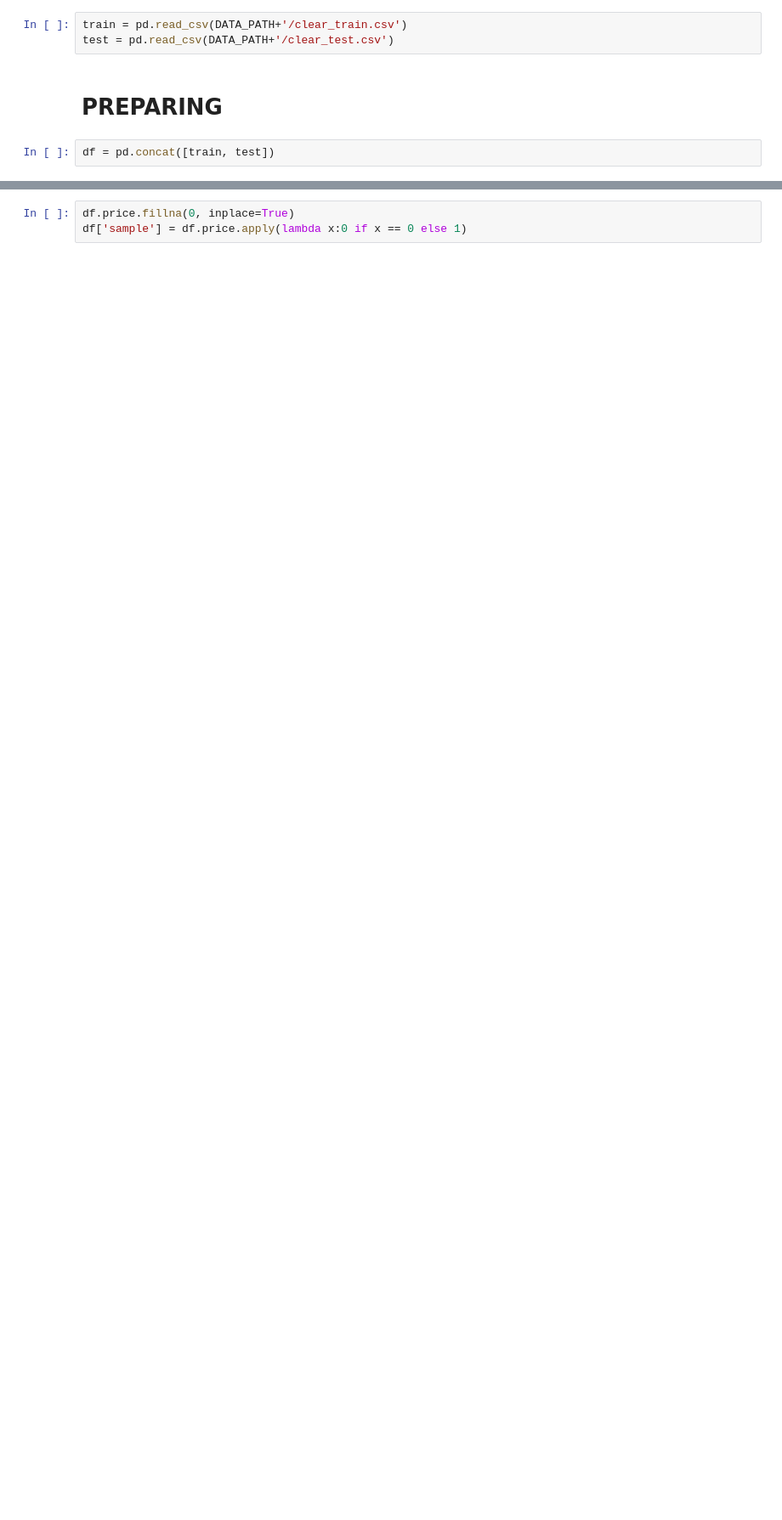
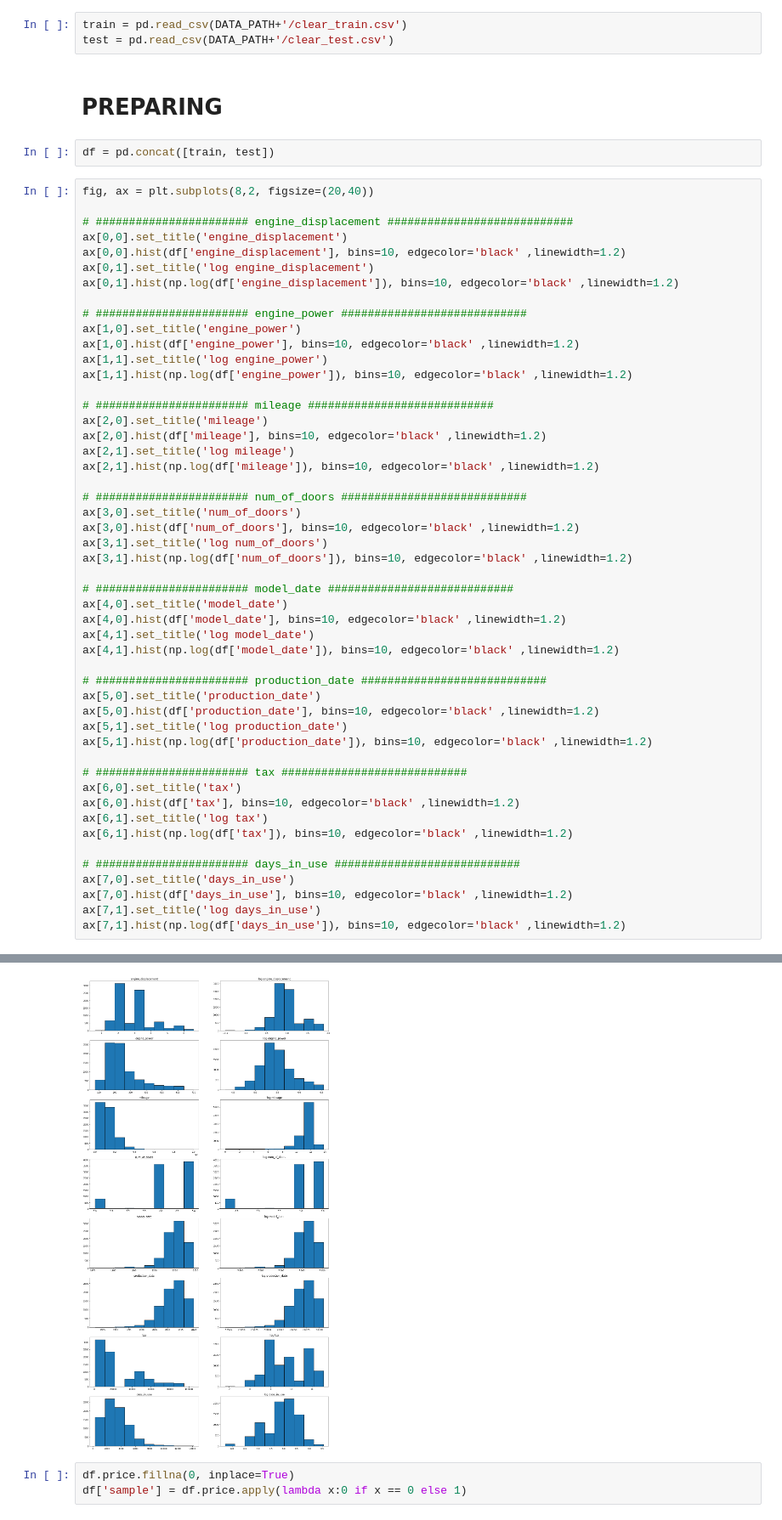
Before and after one commit to alxkzncoff/car_price_prediction_ml_dl, a Jupyter notebook: model/dense_model.ipynb, the cells around one changed output, grey strips where cells are left out. Shown: that part at 85% size. Saved outputs shown, nothing was run; the diff lists cells and outputs as text; blank space fills up the shorter version.

Commit message:
Update dense_model.ipynb
-  add logarithm for some features

```diff
--- a/model/dense_model.ipynb
+++ b/model/dense_model.ipynb
@@ -40,3 +42,54 @@ test = pd.read_csv(DATA_PATH+'/clear_test.csv')
 # PREPARING
 # %%
 df = pd.concat([train, test])
+# %%
+fig, ax = plt.subplots(8,2, figsize=(20,40))
+
+# ####################### engine_displacement ############################
+ax[0,0].set_title('engine_displacement')
+ax[0,0].hist(df['engine_displacement'], bins=10, edgecolor='black' ,linewidth=1.2)
+ax[0,1].set_title('log engine_displacement')
+ax[0,1].hist(np.log(df['engine_displacement']), bins=10, edgecolor='black' ,linewidth=1.2)
+
+# ####################### engine_power ############################
+ax[1,0].set_title('engine_power')
+ax[1,0].hist(df['engine_power'], bins=10, edgecolor='black' ,linewidth=1.2)
+ax[1,1].set_title('log engine_power')
+ax[1,1].hist(np.log(df['engine_power']), bins=10, edgecolor='black' ,linewidth=1.2)
+
+# ####################### mileage ############################
+ax[2,0].set_title('mileage')
+ax[2,0].hist(df['mileage'], bins=10, edgecolor='black' ,linewidth=1.2)
+ax[2,1].set_title('log mileage')
+ax[2,1].hist(np.log(df['mileage']), bins=10, edgecolor='black' ,linewidth=1.2)
+
+# ####################### num_of_doors ############################
+ax[3,0].set_title('num_of_doors')
+ax[3,0].hist(df['num_of_doors'], bins=10, edgecolor='black' ,linewidth=1.2)
+ax[3,1].set_title('log num_of_doors')
+ax[3,1].hist(np.log(df['num_of_doors']), bins=10, edgecolor='black' ,linewidth=1.2)
+
+# ####################### model_date ############################
+ax[4,0].set_title('model_date')
+ax[4,0].hist(df['model_date'], bins=10, edgecolor='black' ,linewidth=1.2)
+ax[4,1].set_title('log model_date')
+ax[4,1].hist(np.log(df['model_date']), bins=10, edgecolor='black' ,linewidth=1.2)
+
+# ####################### production_date ############################
+ax[5,0].set_title('production_date')
+ax[5,0].hist(df['production_date'], bins=10, edgecolor='black' ,linewidth=1.2)
+ax[5,1].set_title('log production_date')
+ax[5,1].hist(np.log(df['production_date']), bins=10, edgecolor='black' ,linewidth=1.2)
+
+# ####################### tax ############################
+ax[6,0].set_title('tax')
+ax[6,0].hist(df['tax'], bins=10, edgecolor='black' ,linewidth=1.2)
+ax[6,1].set_title('log tax')
+ax[6,1].hist(np.log(df['tax']), bins=10, edgecolor='black' ,linewidth=1.2)
+
+# ####################### days_in_use ############################
+ax[7,0].set_title('days_in_use')
+ax[7,0].hist(df['days_in_use'], bins=10, edgecolor='black' ,linewidth=1.2)
+ax[7,1].set_title('log days_in_use')
+ax[7,1].hist(np.log(df['days_in_use']), bins=10, edgecolor='black' ,linewidth=1.2)
+# %% [output]
@@ -43,3 +102,4 @@ df = pd.concat([train, test])
+[figure, added]
 # %%
 df.price.fillna(0, inplace=True)
 df['sample'] = df.price.apply(lambda x:0 if x == 0 else 1)
```
Also changed, not shown: parts of 8 cells of this notebook.
